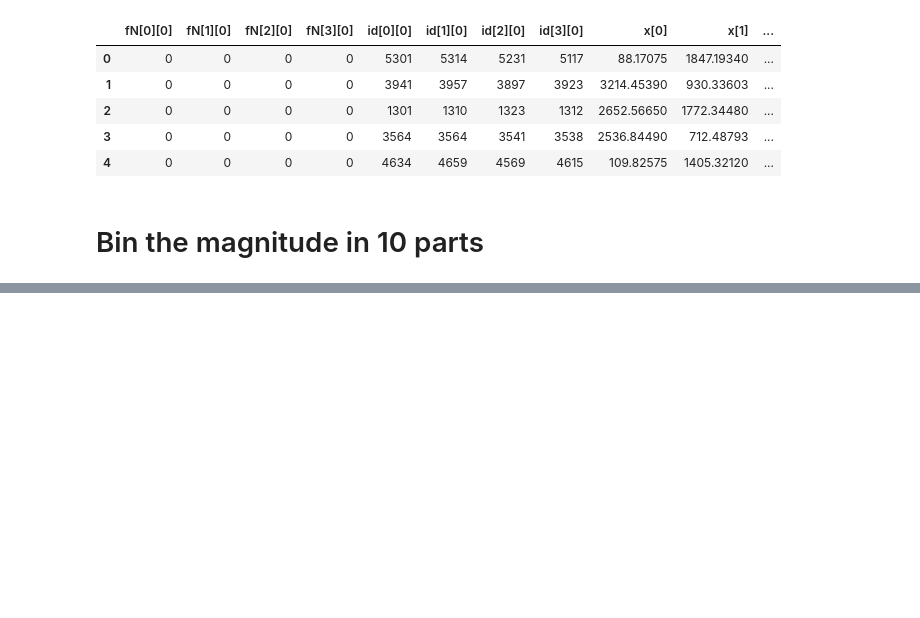
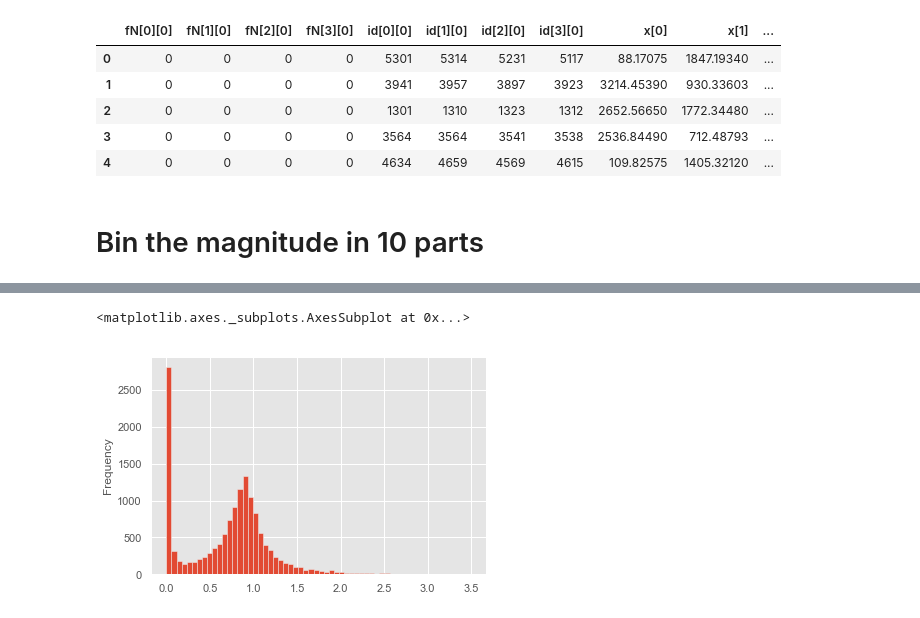
Before and after one commit to bpRsh/2019_shear_analysis_after_dmstack, a Jupyter notebook: Nov_2019/Nov21/a02_create_rms_gmsq_bins.ipynb, the cells around one changed output, grey strips where cells are left out. Saved outputs shown, nothing was run; the diff lists cells and outputs as text; code cells hidden in the pictures; blank space fills up the shorter version.

```diff
--- a/Nov_2019/Nov21/a02_create_rms_gmsq_bins.ipynb
+++ b/Nov_2019/Nov21/a02_create_rms_gmsq_bins.ipynb
@@ -157,0 +175,5 @@ df_bins.style.background_gradient(subset=['rms_gmsq'])
+# %%
+df_highest_rms_gmsq['gmsq'].plot.hist(bins=60)
+# %% [output]
+<matplotlib.axes._subplots.AxesSubplot at 0x...>
+[figure, added]
```
Also changed, not shown: parts of 12 cells of this notebook.
